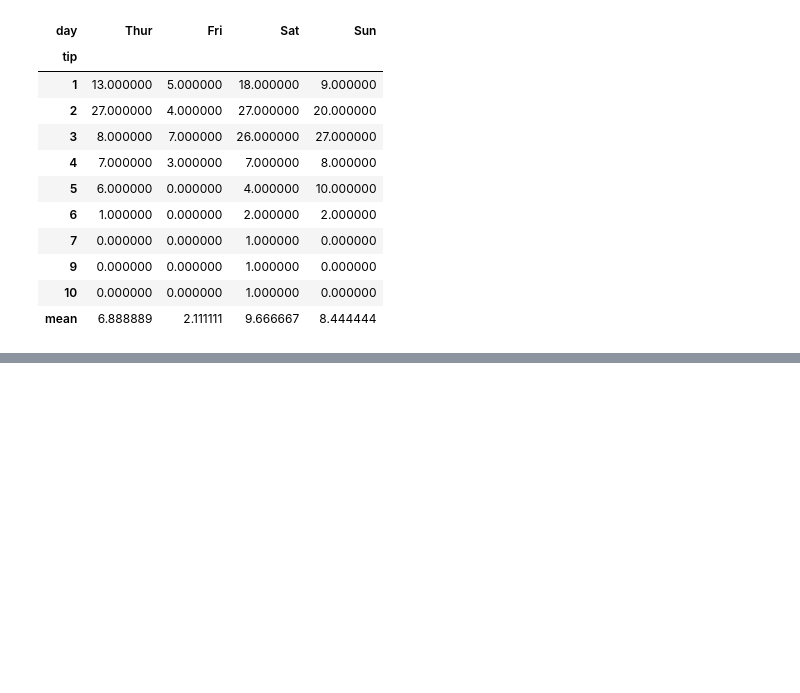
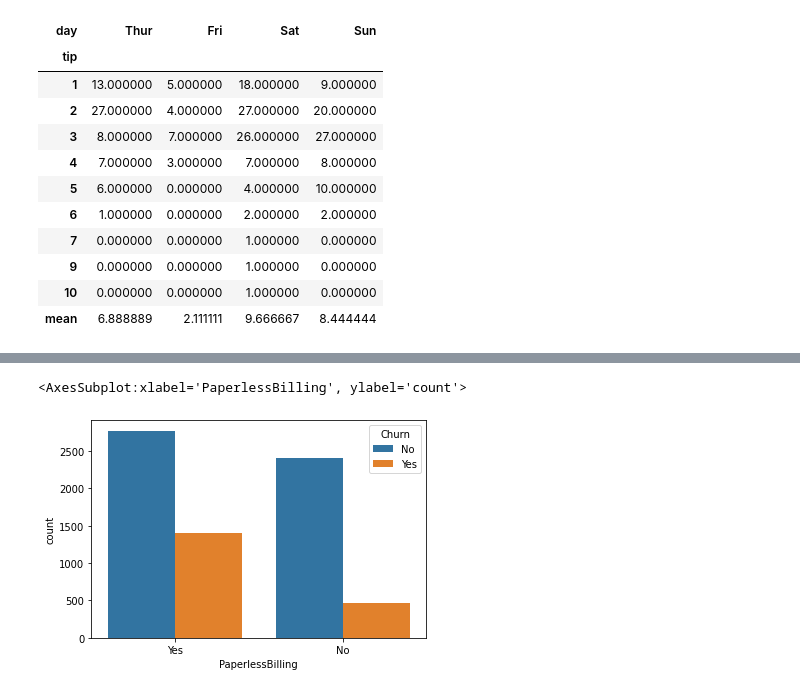
Before and after one commit to shivarajmulimani/Machine-learning, a Jupyter notebook: Hypothesis_testing.ipynb, the cells around one changed output, grey strips where cells are left out. Saved outputs shown, nothing was run; the diff lists cells and outputs as text; code cells hidden in the pictures; blank space fills up the shorter version.

```diff
--- a/Hypothesis_testing.ipynb
+++ b/Hypothesis_testing.ipynb
@@ -145,0 +213,5 @@ we are accepting null hypothesis
+# %%
+sns.countplot(x='PaperlessBilling', hue='Churn', data=df)
+# %% [output]
+<AxesSubplot:xlabel='PaperlessBilling', ylabel='count'>
+[figure, added]
```
Also changed, not shown: parts of 29 cells of this notebook.
